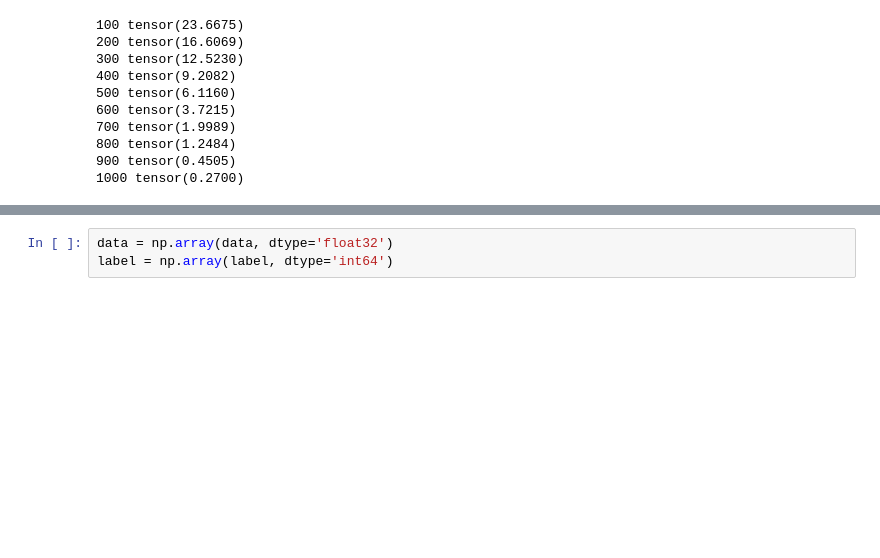
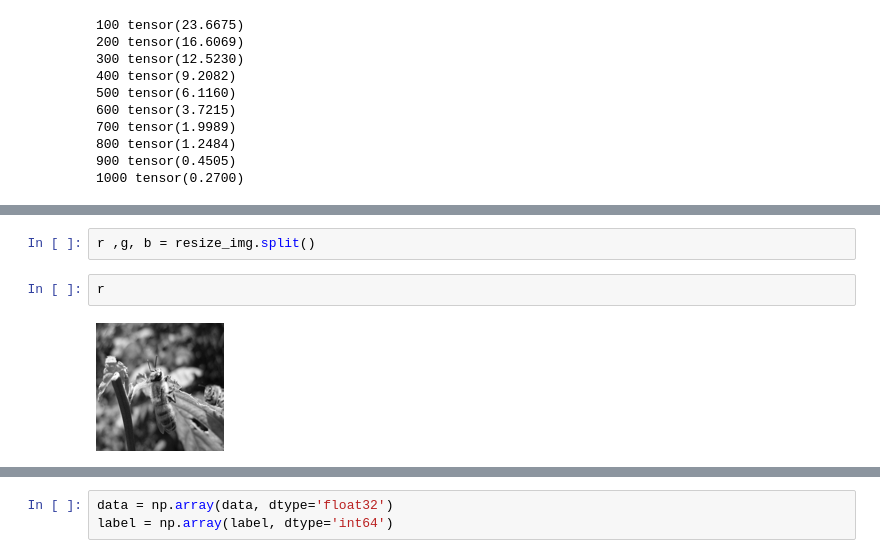
Before and after one commit to jaekyoungkim/DLMLwithTorch, a Jupyter notebook: pytorch를_활용한_머신러닝,_딥러닝_철저입문.ipynb, the cells around one changed output, grey strips where cells are left out. Cells and saved outputs as stored; diff of their text form; blank space fills up the shorter version.

```diff
--- a/pytorch를_활용한_머신러닝,_딥러닝_철저입문.ipynb
+++ b/pytorch를_활용한_머신러닝,_딥러닝_철저입문.ipynb
@@ -1566,0 +1600,6 @@ from sklearn import datasets, model_selection
+# %%
+r ,g, b = resize_img.split()
+# %%
+r
+# %% [output]
+[figure, added]
```
Also changed, not shown: parts of 87 cells of this notebook.
